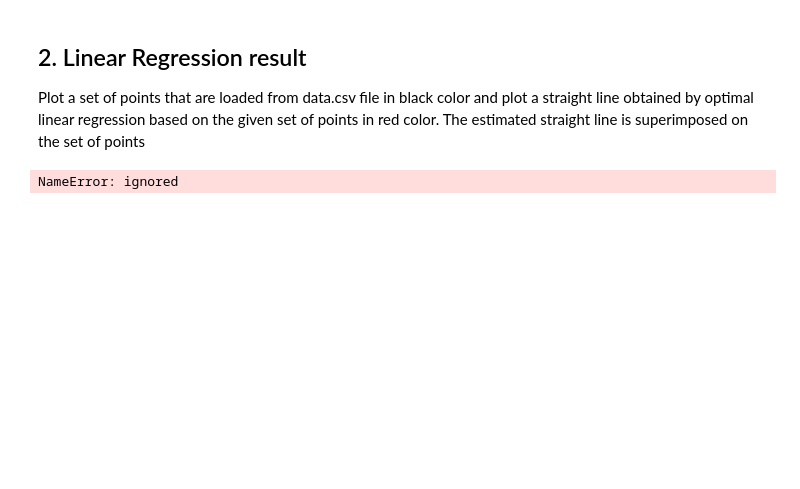
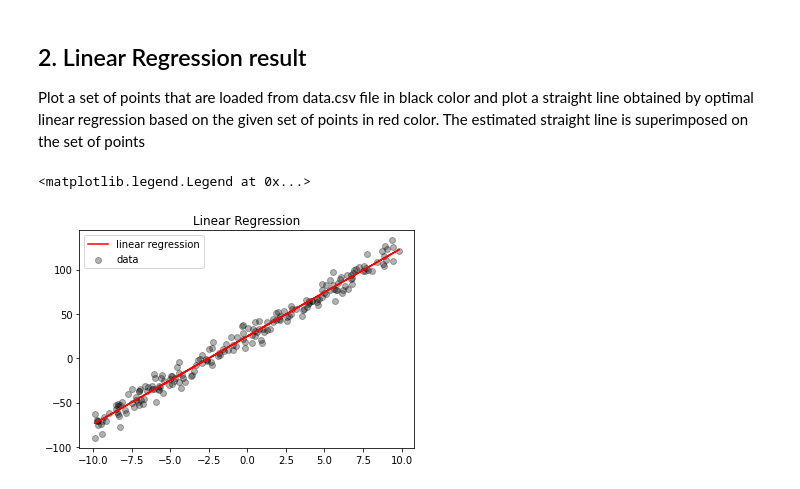
Before and after one commit to fxnnxc/class-MachineLearning, a Jupyter notebook: Assignment03.ipynb, the cells around one changed output. Saved outputs shown, nothing was run; the diff lists cells and outputs as text; code cells hidden in the pictures; blank space fills up the shorter version.

Commit message:
Assignment03 #2 Linear Regression

```diff
--- a/Assignment03.ipynb
+++ b/Assignment03.ipynb
@@ -39,24 +39,30 @@ def func(x): # Linear Regression Model
   y = theta0 + theta1*x
   return y
 
-J = m * sum([(func(X[i]) - Y[i])**2 for i in range(m)])/2     #Initial Loss
+J = m * sum([(func(x_data[i]) - y_data[i])**2 for i in range(m)])/2     #Initial Loss
 
 # Store the values for plotting
 THETA0 =[theta0]
 THETA1 =[theta1]
 LOSS = [J]
 
-
 # Linear Regression
 while True:
   temp = (theta0, theta1)
-  theta0 = theta0 - lr *  sum([func(X[i]) - Y[i] for i in range(m)]) /m
-  theta1 = theta1 - lr * sum([(func(X[i]) - Y[i])*X[i] for i in range(m)])/m
-  J = m * sum([(func(X[i]) - Y[i])**2 for i in range(m)])/2
+  theta0 = theta0 - lr *  sum([func(x_data[i]) - y_data[i] for i in range(m)]) /m
+  theta1 = theta1 - lr * sum([(func(x_data[i]) - y_data[i])*x_data[i] for i in range(m)])/m
+  J = m * sum([(func(x_data[i]) - y_data[i])**2 for i in range(m)])/2
   THETA0.append(theta0)
   THETA1.append(theta1)
   LOSS.append(J)
   if (theta0-temp[0])<0.0001 and (theta1-temp[1])<0.0001:   # Convergence when the thetas don't change.
     break
-# %% [output]
-NameError: ignored
+# %%
+H = [func(x) for x in x_data]
+plt.scatter(x_data, y_data, alpha=0.3, color='black')
+plt.plot(x_data, H, color='r')
+plt.title('Linear Regression')
+plt.legend(['linear regression', 'data'])
+# %% [output]
+<matplotlib.legend.Legend at 0x...>
+[figure, added]
```
Also changed, not shown: parts of 1 cell of this notebook.
